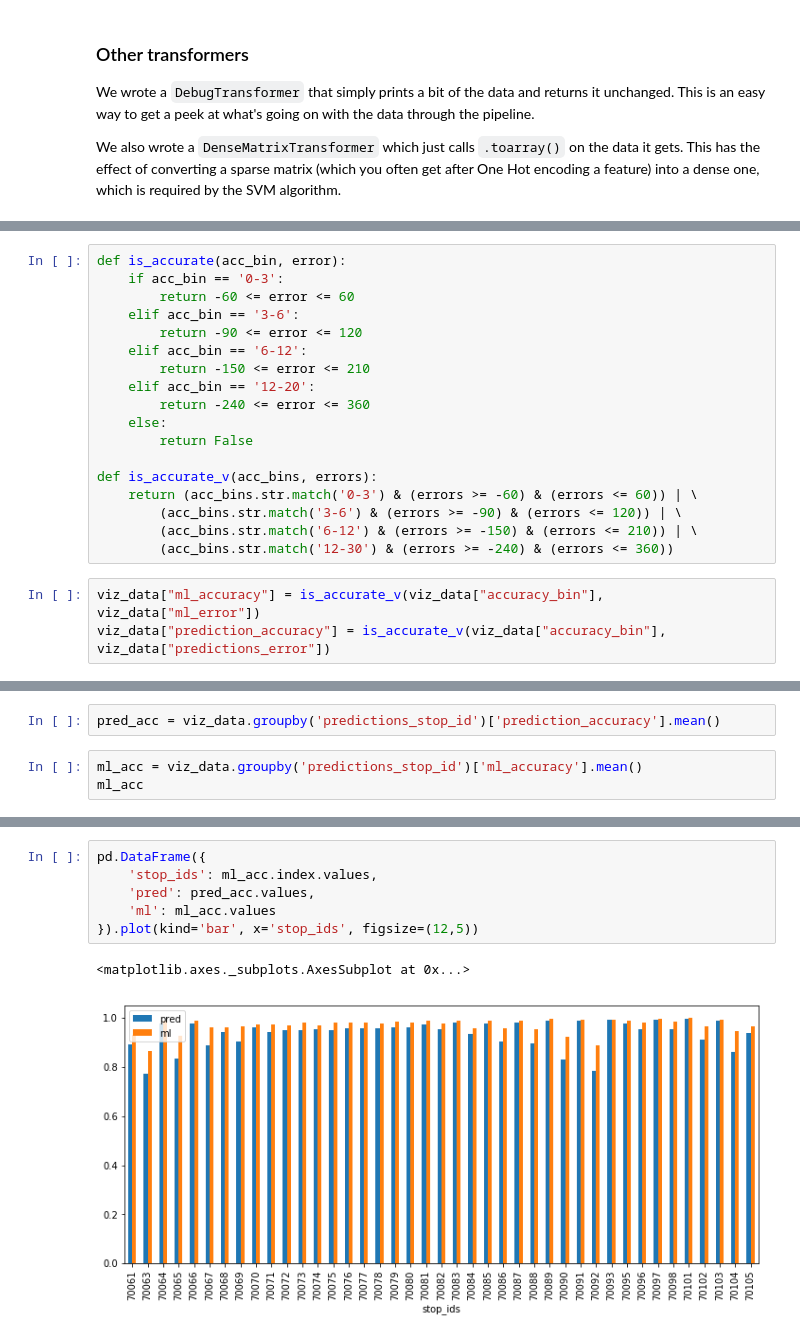
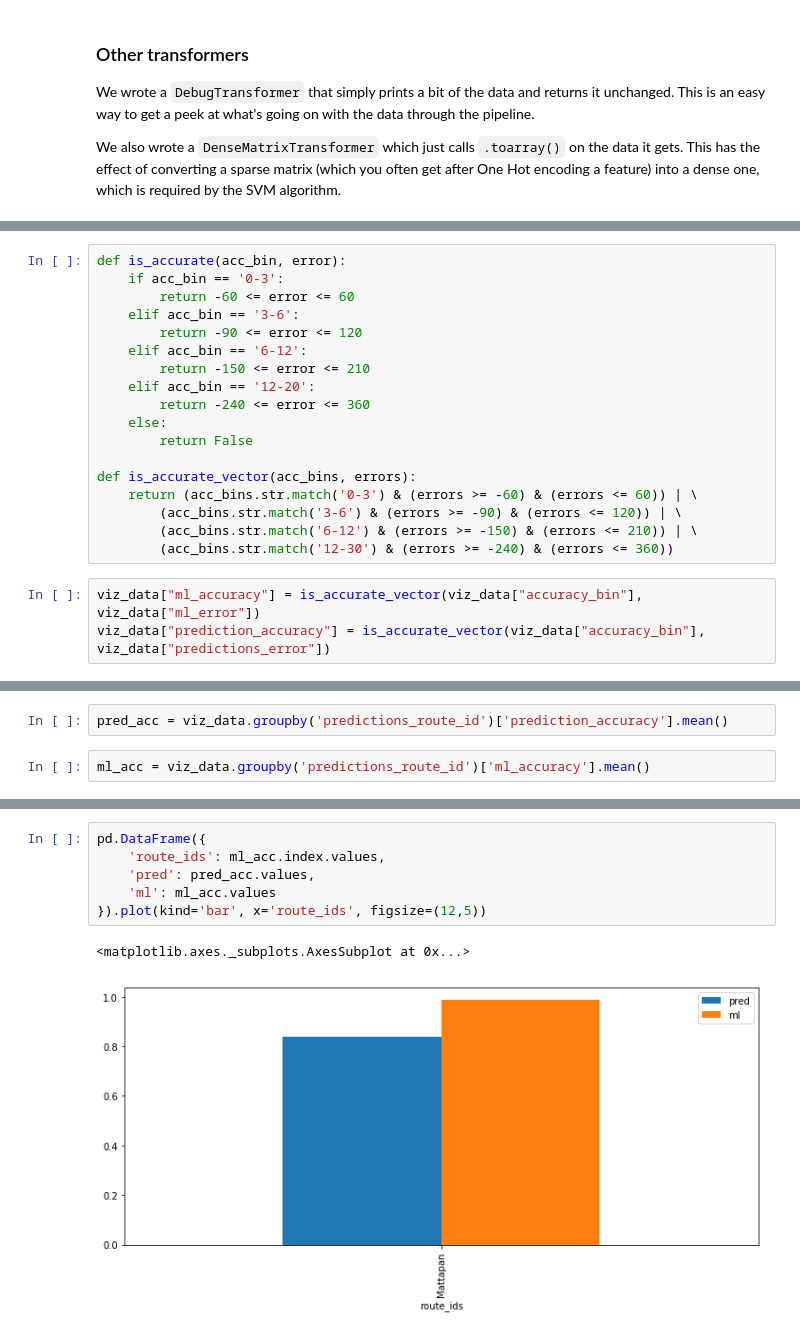
Before and after one commit to mbta/ml_exploration, a Jupyter notebook: Predictions.ipynb, the cells around one changed output, grey strips where cells are left out. Saved outputs shown, nothing was run; the diff lists cells and outputs as text.

```diff
--- a/Predictions.ipynb
+++ b/Predictions.ipynb
@@ -400,11 +426,11 @@ def is_accurate(acc_bin, error):
     else:
         return False
 
-def is_accurate_v(acc_bins, errors):
+def is_accurate_vector(acc_bins, errors):
     return (acc_bins.str.match('0-3') & (errors >= -60) & (errors <= 60)) | \
         (acc_bins.str.match('3-6') & (errors >= -90) & (errors <= 120)) | \
         (acc_bins.str.match('6-12') & (errors >= -150) & (errors <= 210)) | \
         (acc_bins.str.match('12-30') & (errors >= -240) & (errors <= 360))
 # %%
-viz_data["ml_accuracy"] = is_accurate_v(viz_data["accuracy_bin"], viz_data["ml_error"])
-viz_data["prediction_accuracy"] = is_accurate_v(viz_data["accuracy_bin"], viz_data["predictions_error"])
+viz_data["ml_accuracy"] = is_accurate_vector(viz_data["accuracy_bin"], viz_data["ml_error"])
+viz_data["prediction_accuracy"] = is_accurate_vector(viz_data["accuracy_bin"], viz_data["predictions_error"])
@@ -411,5 +439,4 @@ viz_data["prediction_accuracy"] = is_accurate_v(viz_data["accuracy_bin"], viz_da
 # %%
-pred_acc = viz_data.groupby('predictions_stop_id')['prediction_accuracy'].mean()
+pred_acc = viz_data.groupby('predictions_route_id')['prediction_accuracy'].mean()
 # %%
-ml_acc = viz_data.groupby('predictions_stop_id')['ml_accuracy'].mean()
-ml_acc
+ml_acc = viz_data.groupby('predictions_route_id')['ml_accuracy'].mean()
@@ -434,9 +443,9 @@ Name: ml_accuracy, dtype: float64
 # %%
 pd.DataFrame({
-    'stop_ids': ml_acc.index.values,
+    'route_ids': ml_acc.index.values,
     'pred': pred_acc.values,
     'ml': ml_acc.values
-}).plot(kind='bar', x='stop_ids', figsize=(12,5))
+}).plot(kind='bar', x='route_ids', figsize=(12,5))
 # %% [output]
 <matplotlib.axes._subplots.AxesSubplot at 0x...>
-[figure, old version]
+[figure, new version]
```
Also changed, not shown: parts of 62 cells of this notebook.
